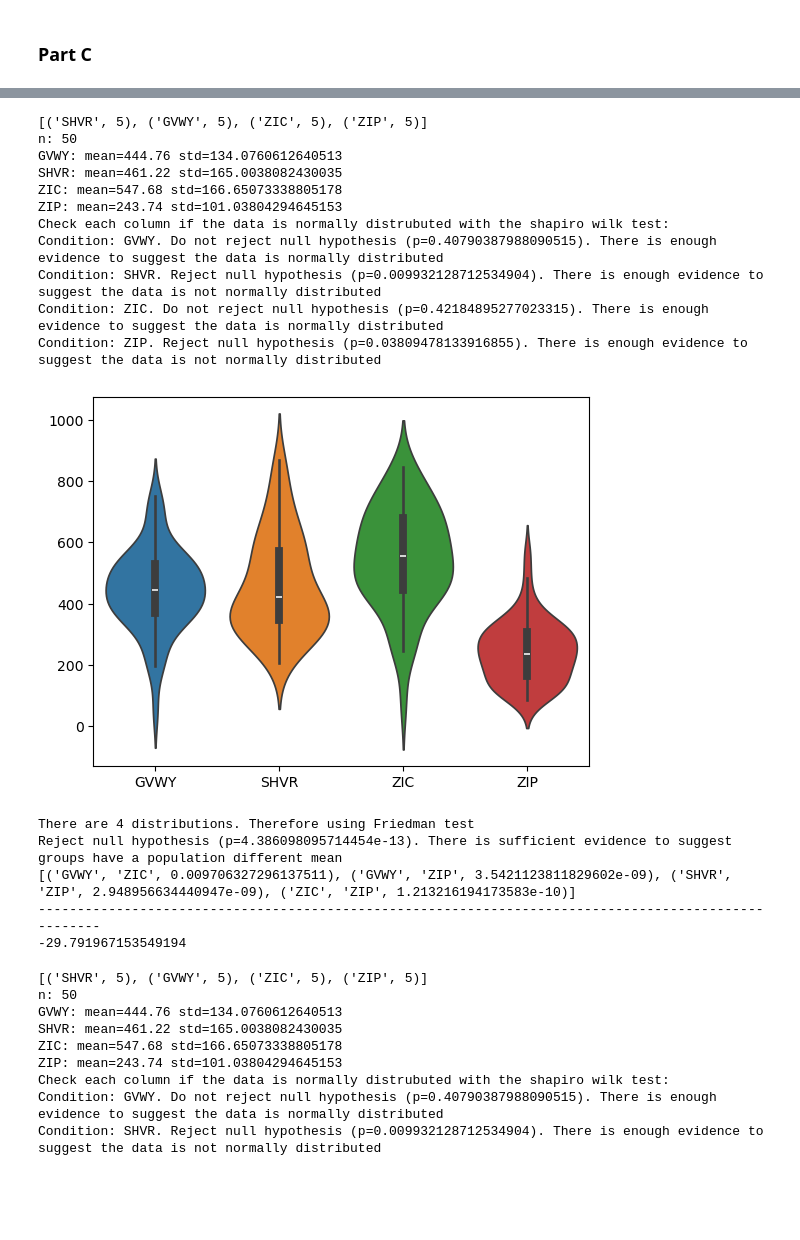
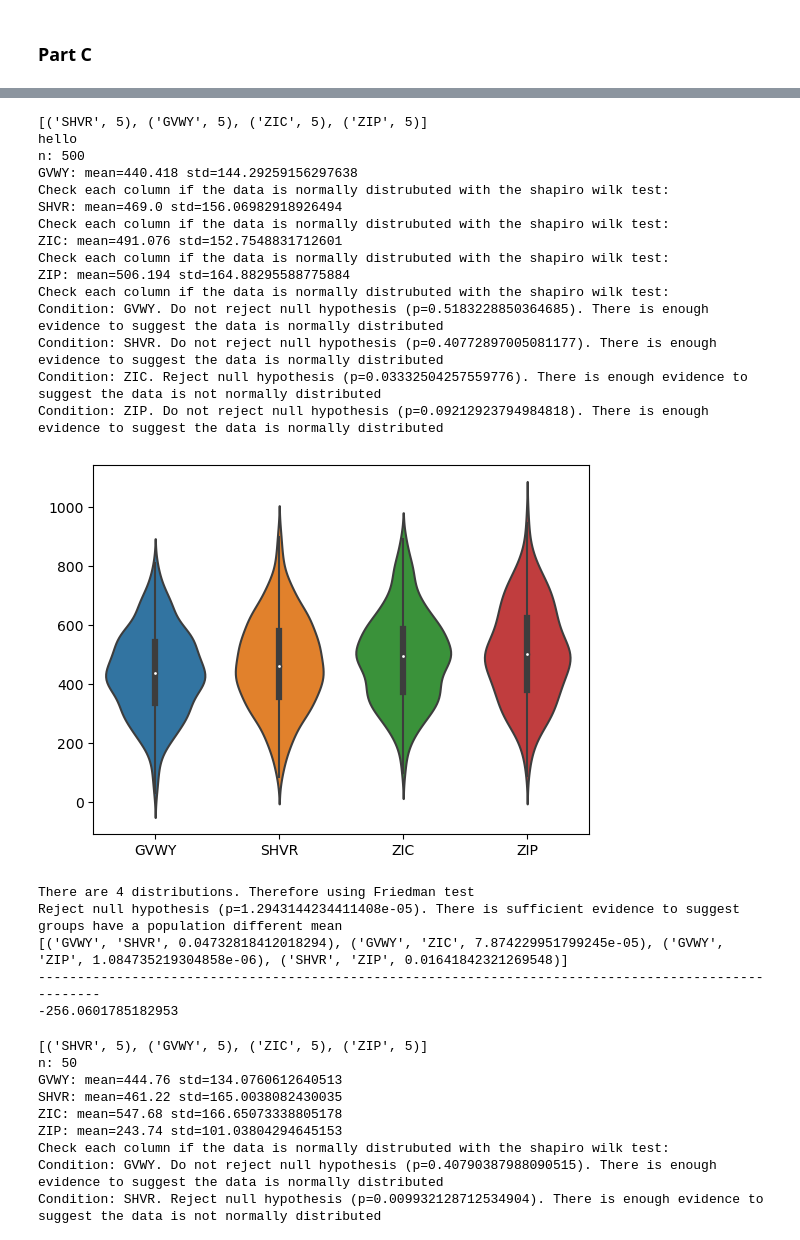
Before and after one commit to ImranZaminAli/fintech_cw, a Jupyter notebook: cw.ipynb, the cells around one changed output, grey strips where cells are left out. Drawn from its saved outputs; the diff is of its cells as text; code cells hidden in the pictures; blank space fills up the shorter version.

```diff
--- a/cw.ipynb
+++ b/cw.ipynb
@@ -215,6 +215,7 @@ dump_flags = {'dump_blotters': False, 'dump_lobs': False, 'dump_strats': False,
 initial_seed = 100
 #plot_sup_dem(num_buyers, [sup_range], num_sellers, [dem_range], 'fixed')
 n_vals = [50, 500]
+trial_id =  'trial'
 # %%
 summary = part_a(n_vals, (start_time, end_time, traders_specs, order_sched, dump_flags, verbose), initial_seed, r_vals)
 print(summary)
@@ -432,0 +479,8 @@ def part_c(n):
+# %%
+algos = ('SHVR', 'GVWY', 'ZIC', 'ZIP')
+end_time = 15 * 60
+order_interval = 60
+supply_schedule = [{'from': start_time, 'to': end_time, 'ranges': [sup_range], 'stepmode': 'fixed'}]
+demand_schedule = [{'from': start_time, 'to': end_time, 'ranges': [dem_range], 'stepmode': 'fixed'}]
+order_sched = {'sup': supply_schedule, 'dem': demand_schedule,
+              'interval': order_interval, 'timemode': 'periodic'}
@@ -433,42 +577,46 @@ def part_c(n):
 # %%
 import time
 t1 = time.time()
 algos = ('SHVR', 'GVWY', 'ZIC', 'ZIP')
 ratios_list = [[25, 25, 25, 25]]
-n_vals = [50]
+n_vals = [500]
 for n in n_vals:
     for i in range(len(ratios_list)):
         for j in range(len(ratios_list[i])):
             seller_specs = get_traders_specs(algos=algos, percentages=tuple(ratios_list[i]), num_traders=num_sellers)
             buyer_specs = get_traders_specs(algos=algos, percentages=tuple(ratios_list[i]), num_traders=num_sellers)
             traders_specs = {'sellers': seller_specs, 'buyers': buyer_specs}
             order_sched = {'sup': supply_schedule, 'dem': demand_schedule, 'interval': order_interval, 'timemode': 'periodic'}
             print(seller_specs)
-            run_experiment(n, (trial_id, start_time, end_time, traders_specs, order_sched, dump_flags, verbose), initial_seed)
+            run_experiment_old(n, (trial_id, start_time, end_time, traders_specs, order_sched, dump_flags, verbose), 300)
             print('-----------------------------------------------------------------------------------------------------')
             if len(set(ratios_list[i])) == 1: # no need to permute if all elements are equal
                 break
             ratios_list[i].append(ratios_list[i].pop(0)) # rotates by 1
 t2 = time.time()
 print(t1 -t2)
 # %% [output]
 [('SHVR', 5), ('GVWY', 5), ('ZIC', 5), ('ZIP', 5)]
-n: 50
-GVWY: mean=444.76 std=134.0760612640513
-SHVR: mean=461.22 std=165.0038082430035
-ZIC: mean=547.68 std=166.65073338805178
-ZIP: mean=243.74 std=101.03804294645153
+hello
+n: 500
+GVWY: mean=440.418 std=144.29259156297638
 Check each column if the data is normally distrubuted with the shapiro wilk test:
-Condition: GVWY. Do not reject null hypothesis (p=0.40790387988090515). There is enough evidence to suggest the data is normally distributed
-Condition: SHVR. Reject null hypothesis (p=0.009932128712534904). There is enough evidence to suggest the data is not normally distributed
-Condition: ZIC. Do not reject null hypothesis (p=0.42184895277023315). There is enough evidence to suggest the data is normally distributed
-Condition: ZIP. Reject null hypothesis (p=0.03809478133916855). There is enough evidence to suggest the data is not normally distributed
+SHVR: mean=469.0 std=156.06982918926494
+Check each column if the data is normally distrubuted with the shapiro wilk test:
+ZIC: mean=491.076 std=152.7548831712601
+Check each column if the data is normally distrubuted with the shapiro wilk test:
+ZIP: mean=506.194 std=164.88295588775884
+Check each column if the data is normally distrubuted with the shapiro wilk test:
+Condition: GVWY. Do not reject null hypothesis (p=0.5183228850364685). There is enough evidence to suggest the data is normally distributed
+Condition: SHVR. Do not reject null hypothesis (p=0.40772897005081177). There is enough evidence to suggest the data is normally distributed
+Condition: ZIC. Reject null hypothesis (p=0.03332504257559776). There is enough evidence to suggest the data is not normally distributed
+Condition: ZIP. Do not reject null hypothesis (p=0.09212923794984818). There is enough evidence to suggest the data is normally distributed
-[figure, old version]
+[figure, new version]
 There are 4 distributions. Therefore using Friedman test
-Reject null hypothesis (p=4.386098095714454e-13). There is sufficient evidence to suggest groups have a population different mean
-[('GVWY', 'ZIC', 0.009706327296137511), ('GVWY', 'ZIP', 3.5421123811829602e-09), ('SHVR', 'ZIP', 2.948956634440947e-09), ('ZIC', 'ZIP', 1.213216194173583e-10)]
+Reject null hypothesis (p=1.2943144234411408e-05). There is sufficient evidence to suggest groups have a population different mean
+[('GVWY', 'SHVR', 0.04732818412018294), ('GVWY', 'ZIC', 7.874229951799245e-05), ('GVWY', 'ZIP', 1.084735219304858e-06), ('SHVR', 'ZIP', 0.01641842321269548)]
 -----------------------------------------------------------------------------------------------------
--29.791967153549194
+-256.0601785182953
 # %%
 part_c(50)
 # %% [output]
```
Also changed, not shown: parts of 14 cells of this notebook, 1 other file.
